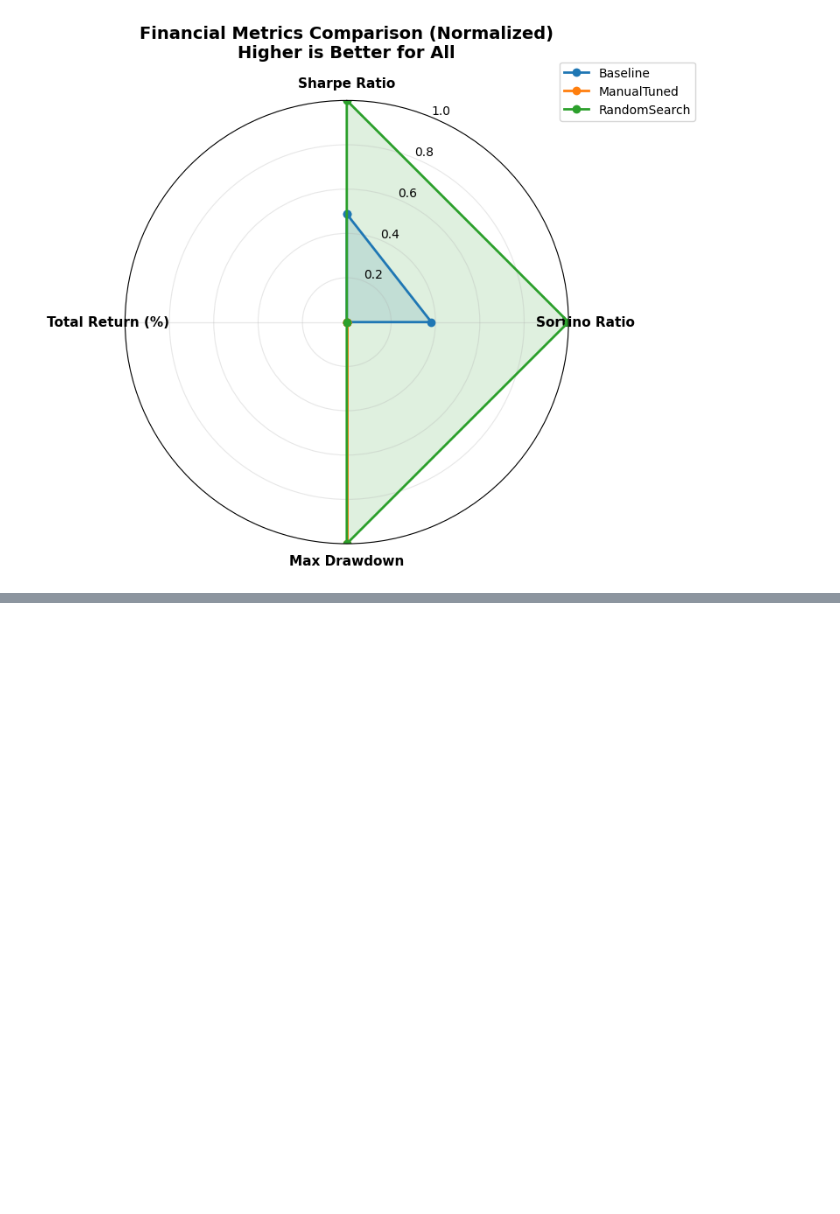
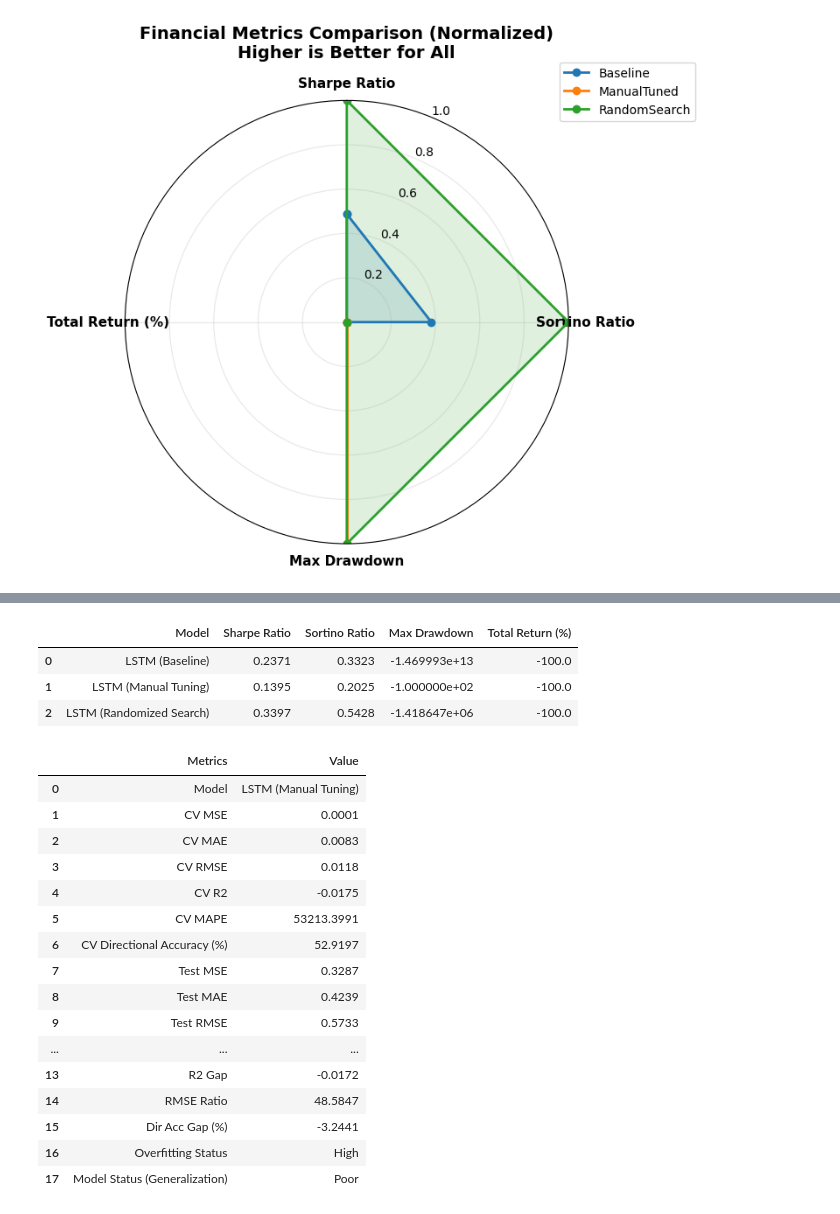
Before and after one commit to tshihab07/gold-price-forecasting, a Jupyter notebook: notebookes/model_LSTM.ipynb, the cells around one changed output, grey strips where cells are left out. Drawn from its saved outputs; the diff is of its cells as text; code cells hidden in the pictures; blank space fills up the shorter version.

Commit message:
feat(eval): summarize the overall performance of all variants from LSTM model

```diff
--- a/notebookes/model_LSTM.ipynb
+++ b/notebookes/model_LSTM.ipynb
@@ -1832,0 +1835,6 @@ plt.show()
+# %%
+# final summary of all models performance
+final_summary = pd.merge(performance_summary,
+                    overfit_df[['Model', 'R2 Gap', 'RMSE Ratio', "Dir Acc Gap (%)", 'Overfitting Status', 'Model Status (Generalization)']],
+                    on="Model",
+                    how="outer")
@@ -1832,0 +1850,40 @@ plt.show()
+# %%
+# financial metrics of all variations
+financial_metrics = pd.concat([fin_baseline, fin_manual, fin_random], axis = 0).reset_index(drop=True)
+financial_metrics
+# %% [output]
+|  | Model | Sharpe Ratio | Sortino Ratio | Max Drawdown | Total Return (%) |
+| 0 | LSTM (Baseline) | 0.2371 | 0.3323 | -1.469993e+13 | -100.0 |
+| 1 | LSTM (Manual Tuning) | 0.1395 | 0.2025 | -1.000000e+02 | -100.0 |
+| 2 | LSTM (Randomized Search) | 0.3397 | 0.5428 | -1.418647e+06 | -100.0 |
+# %%
+# best model selection based on test R2 and test RMSE with tie-breaker logic
+lstm_performance = final_summary.sort_values(
+    by=['Test R2', 'Test RMSE'],
+    ascending=[False, True]
+)
+
+best_variant = lstm_performance.iloc[0]
+# %%
+# convert best variant performance to dataframe
+best_variant = best_variant.to_frame(name='Value').rename_axis('Metrics').reset_index()
+# %%
+best_variant
+# %% [output]
+|  | Metrics | Value |
+| 0 | Model | LSTM (Manual Tuning) |
+| 1 | CV MSE | 0.0001 |
+| 2 | CV MAE | 0.0083 |
+| 3 | CV RMSE | 0.0118 |
+| 4 | CV R2 | -0.0175 |
+| 5 | CV MAPE | 53213.3991 |
+| 6 | CV Directional Accuracy (%) | 52.9197 |
+| 7 | Test MSE | 0.3287 |
+| 8 | Test MAE | 0.4239 |
+| 9 | Test RMSE | 0.5733 |
+| ... | ... | ... |
+| 13 | R2 Gap | -0.0172 |
+| 14 | RMSE Ratio | 48.5847 |
+| 15 | Dir Acc Gap (%) | -3.2441 |
+| 16 | Overfitting Status | High |
+| 17 | Model Status (Generalization) | Poor |
```
Also changed, not shown: parts of 2 cells of this notebook.
